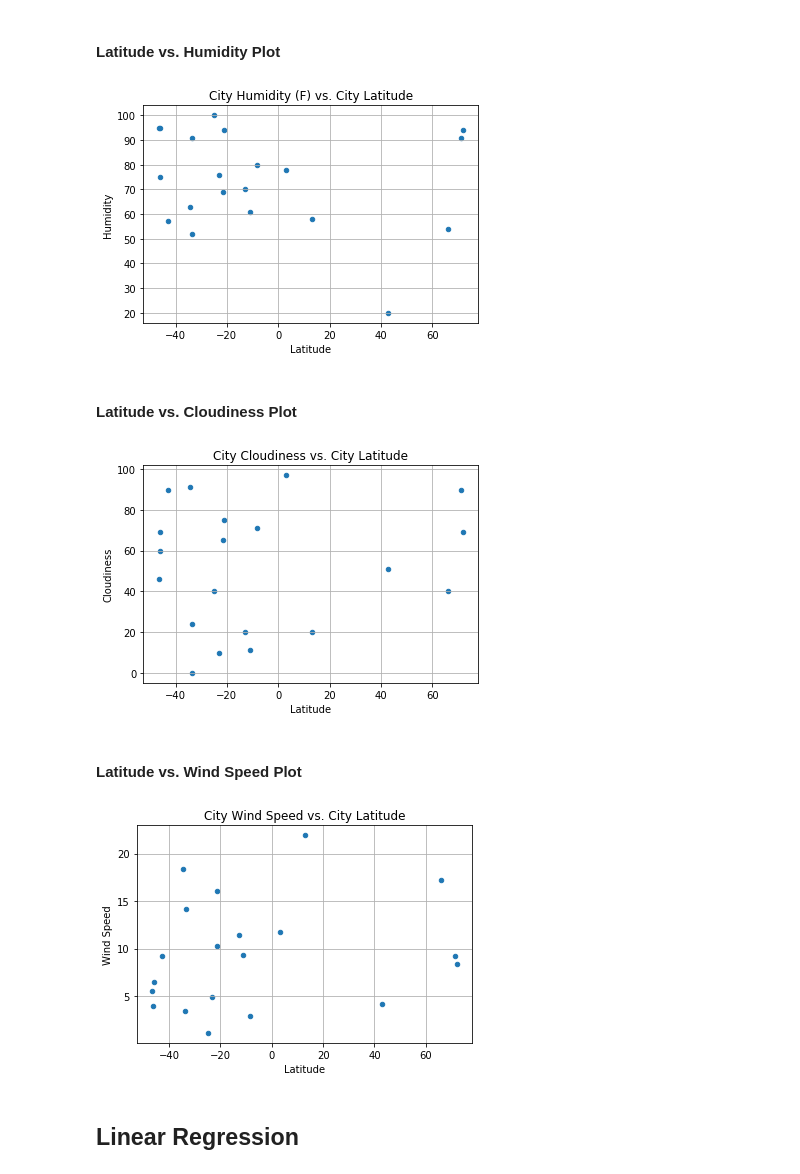
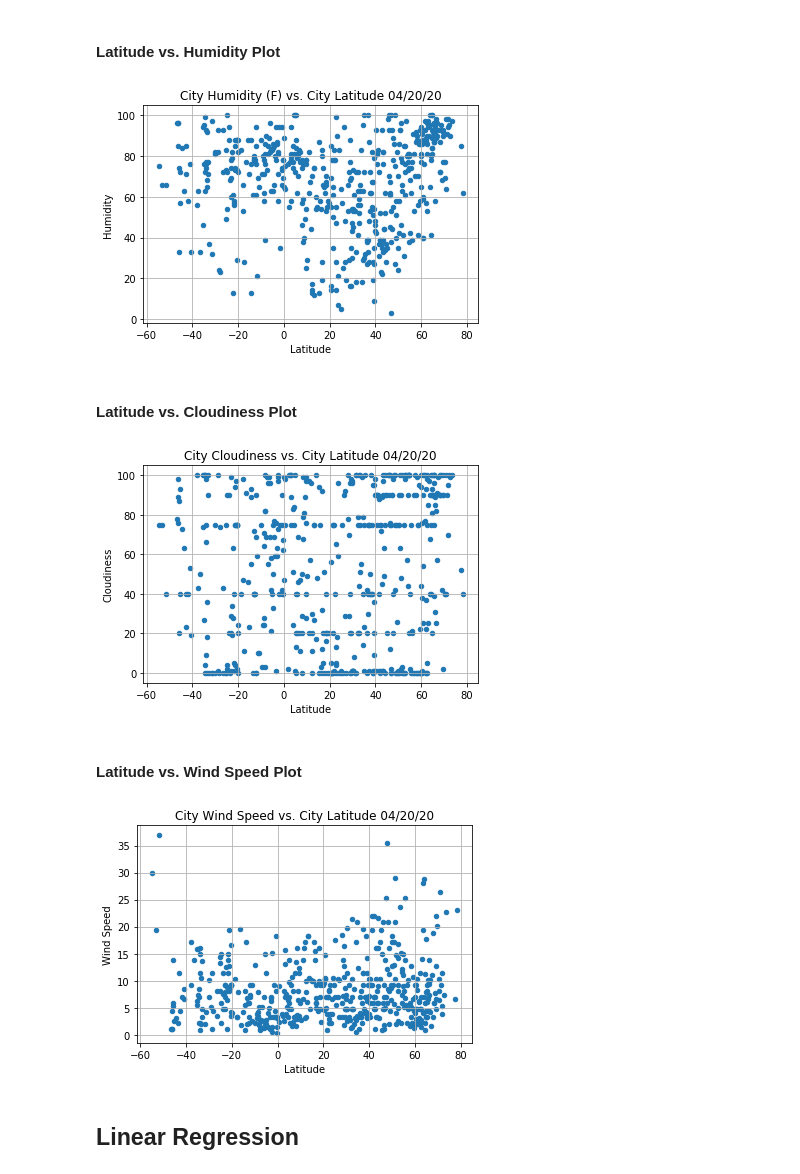
Before and after one commit to EMENGH/python-api-challenge, a Jupyter notebook: WeatherPy/WeatherPy.ipynb, the cells around one changed output. Saved outputs shown, nothing was run; the diff lists cells and outputs as text; code cells hidden in the pictures.

```diff
--- a/WeatherPy/WeatherPy.ipynb
+++ b/WeatherPy/WeatherPy.ipynb
@@ -81,7 +81,7 @@ city_ctr = 1
 
 # Create a loop to store each record in the allocated arrays. This process could have been done in one step
 # but to have clean code has been separated in getting the response first and then add it to the array.
-for city in cities[:20]:
+for city in cities[:570]:
      response = requests.get(query_url + city).json()
 
      try:
@@ -191,43 +201,63 @@ plt.show()
 # %%
 plt.scatter(city_data1["Lat"], city_data1["Humidity"], marker="o", s=20)
 
-plt.title("City Humidity (F) vs. City Latitude")
+city_date = time.gmtime(city_data1["Date"][0])
+
+string_date = time.strftime("%x",city_date)
+
+plt.title(f"City Humidity (F) vs. City Latitude {string_date}")
 plt.ylabel("Humidity")
 plt.xlabel("Latitude")
 plt.grid(True)
 plt.savefig("../output_data/latitude_vs_humidity.png")
 plt.show()
+
+# Notes: this plot is comparing cities humidity with their corresponding latitude.
+# There is not a clear indication showing high humidity and variation in latitude
 # %% [output]
-[figure, old version]
+[figure, new version]
 # %% [markdown]
 #### Latitude vs. Cloudiness Plot
 # %%
-ts = time.gmtime(city_data1['Date'][0])
-datestr = time.strftime("%x",ts)
-
 plt.scatter(city_data1["Lat"], city_data1["Cloudiness"], marker="o", s=20)
 
-plt.title("City Cloudiness vs. City Latitude")
+city_date = time.gmtime(city_data1["Date"][0])
+
+string_date = time.strftime("%x",city_date)
+
+
+plt.title(f"City Cloudiness vs. City Latitude {string_date}")
 plt.ylabel("Cloudiness")
 plt.xlabel("Latitude")
 plt.grid(True)
 plt.savefig("../output_data/latitude_vs_Cloudiness.png")
 plt.show()
+
+# Notes: this plot is comparing cities cloudiness with their corresponding latitude.
+# No correlation between these two variables is observed in the plot
 # %% [output]
-[figure, old version]
+[figure, new version]
 # %% [markdown]
 #### Latitude vs. Wind Speed Plot
 # %%
 plt.scatter(city_data1["Lat"], city_data1["Wind Speed"], marker="o", s=20)
 
-plt.title("City Wind Speed vs. City Latitude")
+city_date = time.gmtime(city_data1["Date"][0])
+
+string_date = time.strftime("%x",city_date)
+
+plt.title(f"City Wind Speed vs. City Latitude {string_date}")
 plt.ylabel("Wind Speed")
 plt.xlabel("Latitude")
 plt.grid(True)
 plt.savefig("../output_data/latitude_vs_wind_speed.png")
 plt.show()
+
+# Notes: this plot is comparing cities wind speed with their corresponding latitude.
+# No clear indication of correlation between latitude and wind speed despite a little
+# increment of wind speed closer to the poles
 # %% [output]
-[figure, old version]
+[figure, new version]
 # %% [markdown]
 ## Linear Regression
 # %%
```
Also changed, not shown: parts of 12 cells of this notebook.
